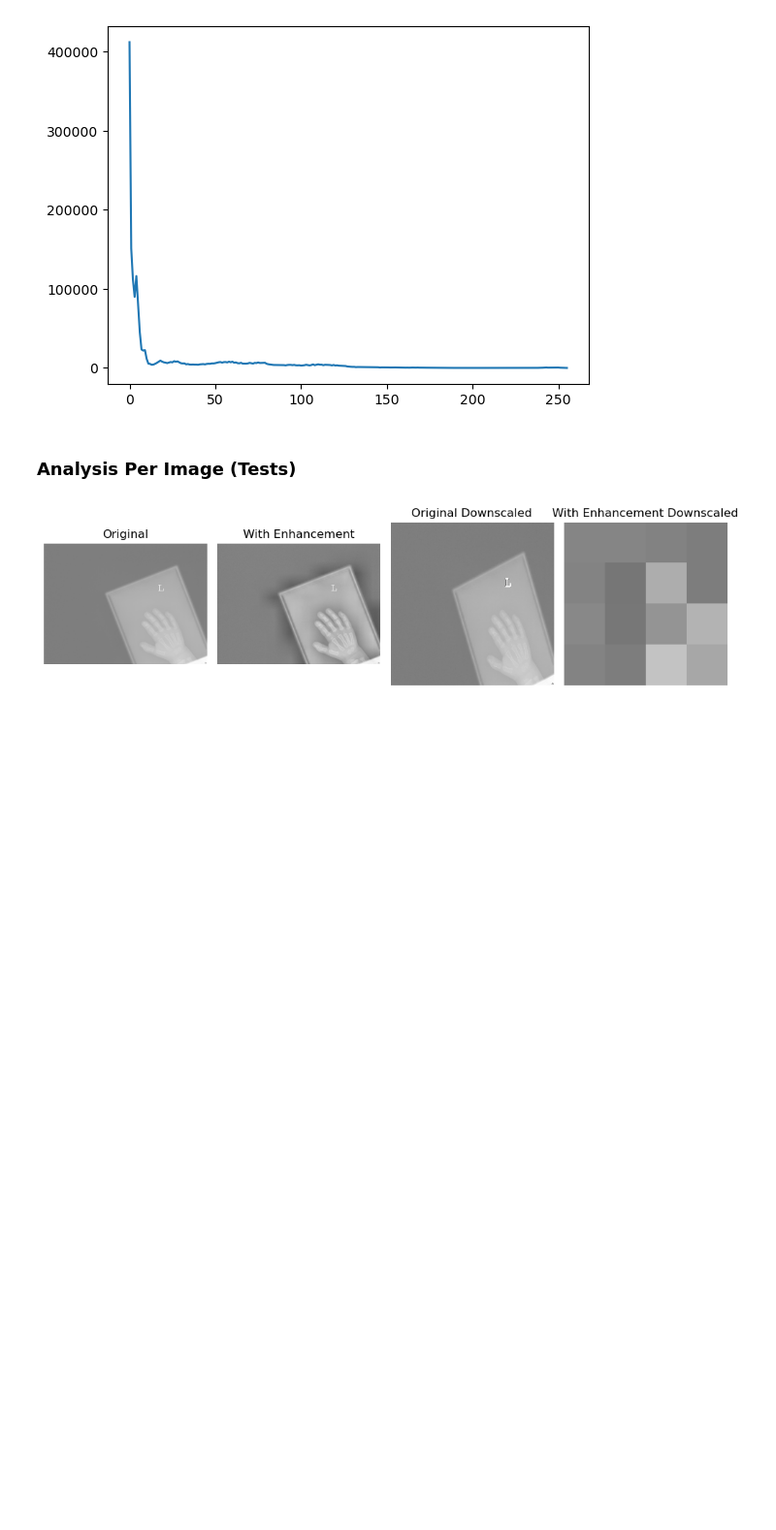
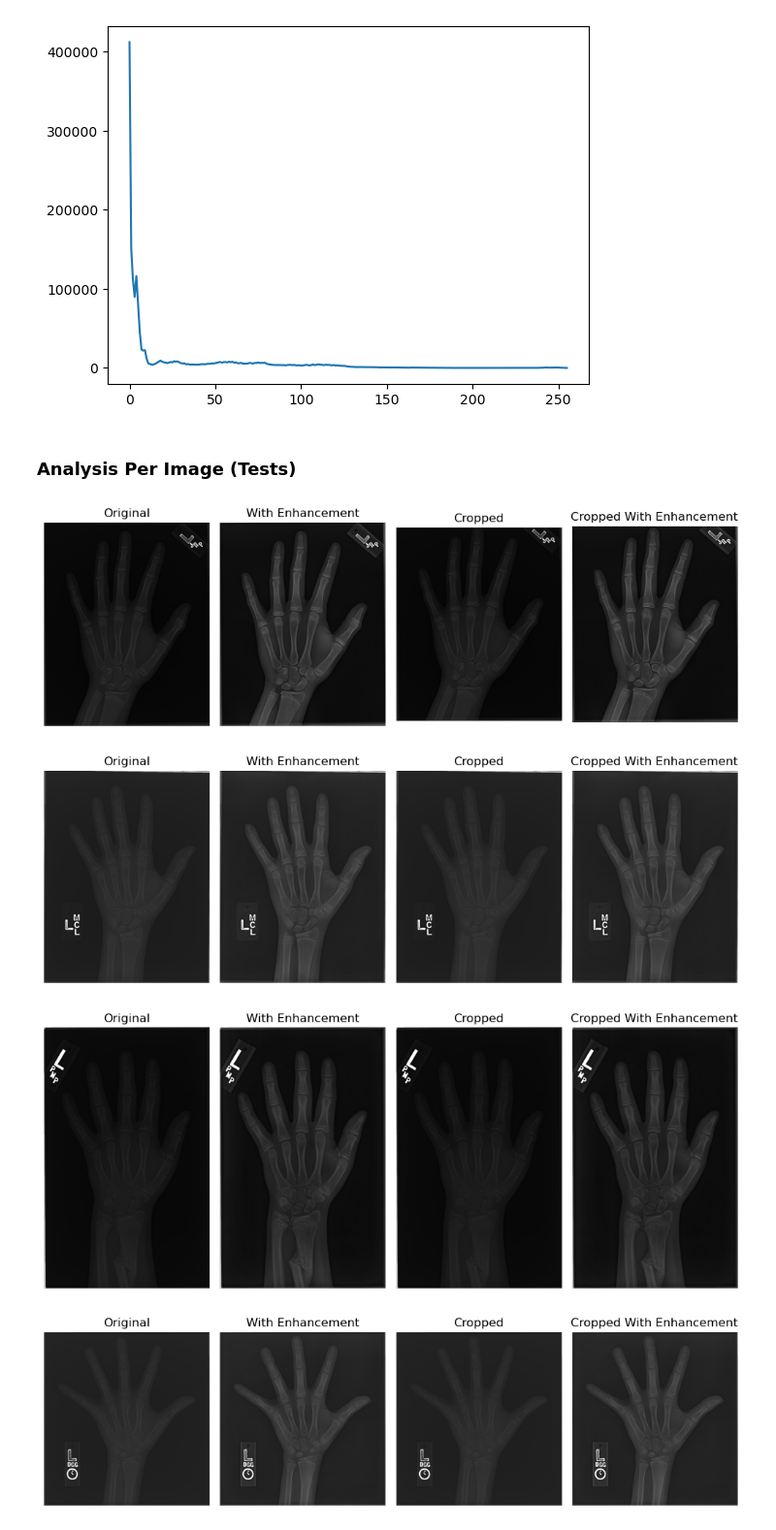
Before and after one commit to andresespinalh/Bone-Age-Assessment-HDA, a Jupyter notebook: bone-age-assessment-analysis.ipynb, the cells around one changed output. Shown at 97% size. Drawn from its saved outputs; the diff is of its cells as text; code cells hidden in the pictures; blank space fills up the shorter version.

```diff
--- a/bone-age-assessment-analysis.ipynb
+++ b/bone-age-assessment-analysis.ipynb
@@ -247,9 +286,19 @@ x, y, w, h = cv.boundingRect(largest_contour)
 
 # Crop the image to only keep the hand
 img_contour_o = img_contour_o[y:y+h, x:x+w]
-# %%
-imgs_comp = [img, img_e, resize_img(img, 250, 250), resize_img(img_e, 4, 4)]
-labels = ['Original', 'With Enhancement', 'Original Downscaled', 'With Enhancement Downscaled']
-display_img_comp(imgs_comp, labels)
-# %% [output]
-[figure, removed]
+# %%
+imgs_test = [3000, 3001, 3213, 3438, 3476, 3483, 3521, 3524, 3580, 3671, 4065, 4313, 4325]
+
+for img_key in imgs_test:
+    img_path = img_paths_analysis[img_key]
+    img = cv.imread(img_path)
+    img = cv.cvtColor(img, cv.COLOR_BGR2GRAY)
+    img_e = enhance_contrast_img(img, clipLimit=2, tileGridSize=(10, 10))
+    imgs_comp = [img, img_e, crop_img(img), crop_img(img_e)]
+    labels = ['Original', 'With Enhancement', 'Cropped', 'Cropped With Enhancement']
+    display_img_comp(imgs_comp, labels)
+# %% [output]
+[figure, added]
+[figure, added]
+[figure, added]
+[figure, added]
```
Also changed, not shown: parts of 11 cells of this notebook.
